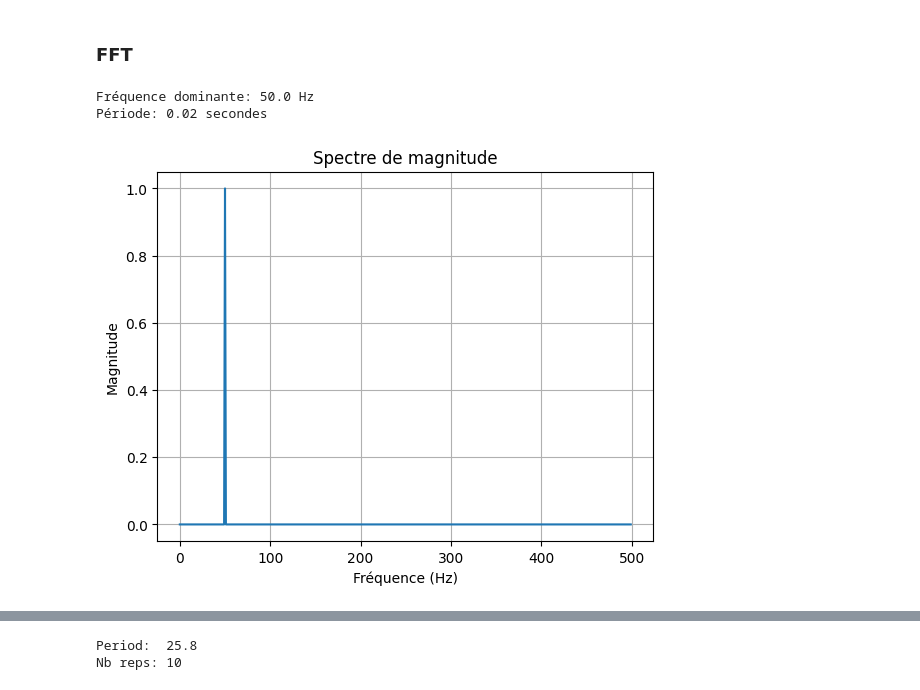
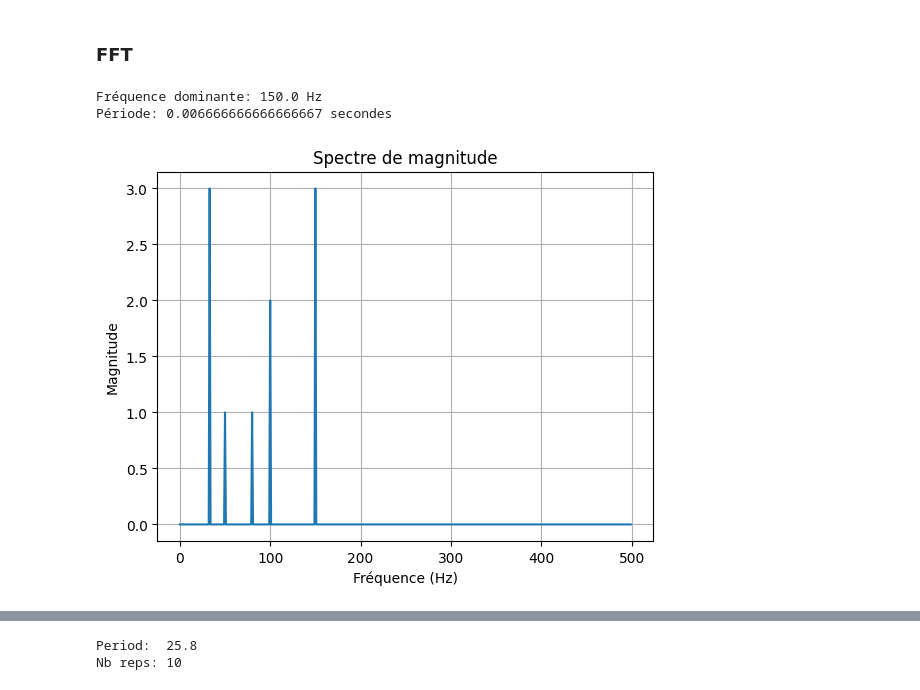
Before and after one commit to Franck-LF/time_series, a Jupyter notebook: Brief_video.ipynb, the cells around one changed output, grey strips where cells are left out. Drawn from its saved outputs; the diff is of its cells as text; code cells hidden in the pictures.

```diff
--- a/Brief_video.ipynb
+++ b/Brief_video.ipynb
@@ -520,39 +537,48 @@ plt.show()
 ### **FFT**
 # %%
 # FROM DEEP SEEK
+
 # Exemple de signal
 fs = 1000  # Fréquence d'échantillonnage (Hz)
 T = 1.0 / fs  # Période d'échantillonnage
 t = np.linspace(0.0, 1.0, fs, endpoint=False)  # Temps
 f0 = 50  # Fréquence du signal (Hz)
-signal = np.sin(2.0 * np.pi * f0 * t)  # Signal sinusoïdal
+
+# signal = np.sin(2.0 * np.pi * f0 * t) # Signal sinusoïdal
+
+# Custom signal
+signal =     np.sin(2.0 * np.pi * t * f0) \
+       + 3 * np.sin(2.0 * np.pi * t * 33) \
+       + 2 * np.sin(2.0 * np.pi * t * 100) \
+       +     np.sin(2.0 * np.pi * t * 80) \
+       + 3 * np.sin(2.0 * np.pi * t * 150)
 
 # Calcul de la FFT
 N = len(signal)
 yf = fft(signal)
 xf = np.fft.fftfreq(N, T)[:N//2]  # Fréquences correspondantes
 
 # Trouver la fréquence dominante (en ignorant la composante DC)
 magnitude = 2.0/N * np.abs(yf[:N//2])
 dominant_frequency = xf[np.argmax(magnitude[1:]) + 1]  # Ignorer la composante DC
 
 # Calculer la période
 period = 1.0 / dominant_frequency
 
 print(f"Fréquence dominante: {dominant_frequency} Hz")
 print(f"Période: {period} secondes")
 
 # Visualisation
 plt.plot(xf, magnitude)
 plt.title('Spectre de magnitude')
 plt.xlabel('Fréquence (Hz)')
 plt.ylabel('Magnitude')
 plt.grid()
 plt.show()
 # %% [output]
-Fréquence dominante: 50.0 Hz
-Période: 0.02 secondes
+Fréquence dominante: 150.0 Hz
+Période: 0.006666666666666667 secondes
-[figure, old version]
+[figure, new version]
 # %%
 # Dans notre exemple
 fs = 1000  # Fréquence d'échantillonnage (Hz)
```
Also changed, not shown: parts of 15 cells of this notebook.
